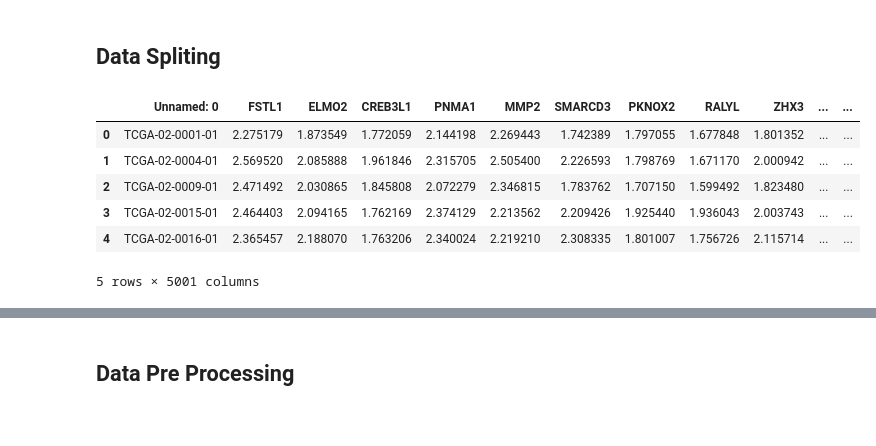
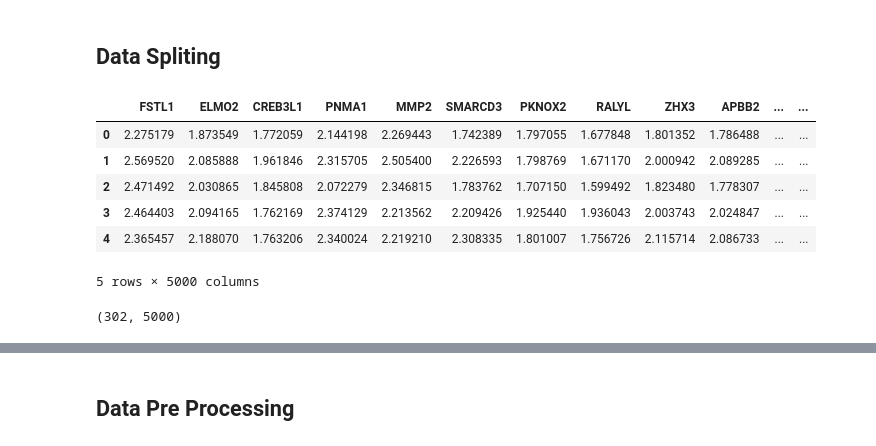
Before and after one commit to barbara-s-neto/Gene_Expression_Cancer_Class, a Jupyter notebook: babs.ipynb, the cells around one changed output, grey strips where cells are left out. Drawn from its saved outputs; the diff is of its cells as text; code cells hidden in the pictures.

```diff
--- a/babs.ipynb
+++ b/babs.ipynb
@@ -7,13 +14,18 @@ import pandas as pd
 # %%
 df_X = pd.read_csv('X_gexp.csv')
 df_Y = pd.read_csv('y_gexp.csv')
-
+df_X.drop(columns=["Unnamed: 0"],inplace=True)
+df_Y.drop(columns=["Unnamed: 0"],inplace=True)
 df_X.head()
 # %% [output]
-|  | Unnamed: 0 | FSTL1 | ELMO2 | CREB3L1 | PNMA1 | MMP2 | SMARCD3 | PKNOX2 | RALYL | ZHX3 | ... | ... |
-| 0 | TCGA-02-0001-01 | 2.275179 | 1.873549 | 1.772059 | 2.144198 | 2.269443 | 1.742389 | 1.797055 | 1.677848 | 1.801352 | ... | ... |
-| 1 | TCGA-02-0004-01 | 2.569520 | 2.085888 | 1.961846 | 2.315705 | 2.505400 | 2.226593 | 1.798769 | 1.671170 | 2.000942 | ... | ... |
-| 2 | TCGA-02-0009-01 | 2.471492 | 2.030865 | 1.845808 | 2.072279 | 2.346815 | 1.783762 | 1.707150 | 1.599492 | 1.823480 | ... | ... |
-| 3 | TCGA-02-0015-01 | 2.464403 | 2.094165 | 1.762169 | 2.374129 | 2.213562 | 2.209426 | 1.925440 | 1.936043 | 2.003743 | ... | ... |
-| 4 | TCGA-02-0016-01 | 2.365457 | 2.188070 | 1.763206 | 2.340024 | 2.219210 | 2.308335 | 1.801007 | 1.756726 | 2.115714 | ... | ... |
+|  | FSTL1 | ELMO2 | CREB3L1 | PNMA1 | MMP2 | SMARCD3 | PKNOX2 | RALYL | ZHX3 | APBB2 | ... | ... |
+| 0 | 2.275179 | 1.873549 | 1.772059 | 2.144198 | 2.269443 | 1.742389 | 1.797055 | 1.677848 | 1.801352 | 1.786488 | ... | ... |
+| 1 | 2.569520 | 2.085888 | 1.961846 | 2.315705 | 2.505400 | 2.226593 | 1.798769 | 1.671170 | 2.000942 | 2.089285 | ... | ... |
+| 2 | 2.471492 | 2.030865 | 1.845808 | 2.072279 | 2.346815 | 1.783762 | 1.707150 | 1.599492 | 1.823480 | 1.778307 | ... | ... |
+| 3 | 2.464403 | 2.094165 | 1.762169 | 2.374129 | 2.213562 | 2.209426 | 1.925440 | 1.936043 | 2.003743 | 2.024847 | ... | ... |
+| 4 | 2.365457 | 2.188070 | 1.763206 | 2.340024 | 2.219210 | 2.308335 | 1.801007 | 1.756726 | 2.115714 | 2.086733 | ... | ... |
-5 rows × 5001 columns
+5 rows × 5000 columns
+# %%
+df_X.shape
+# %% [output]
+(302, 5000)
```
Also changed, not shown: parts of 20 cells of this notebook.
